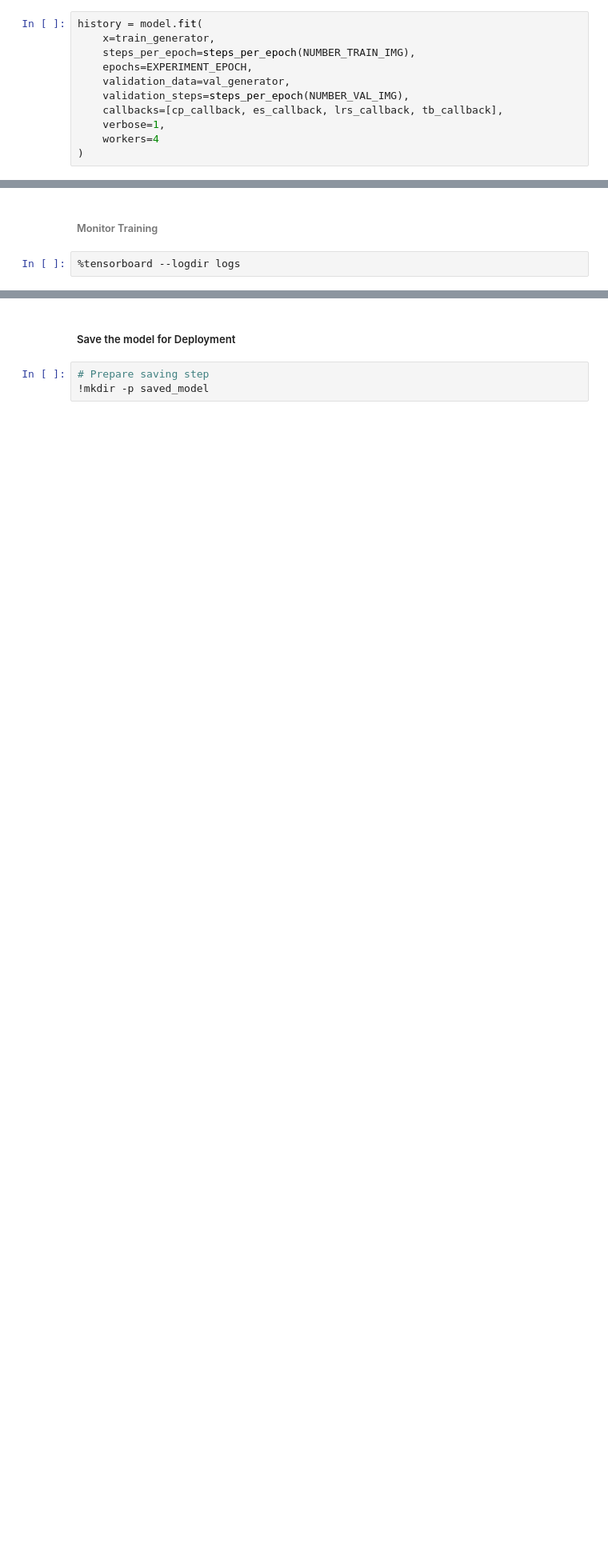
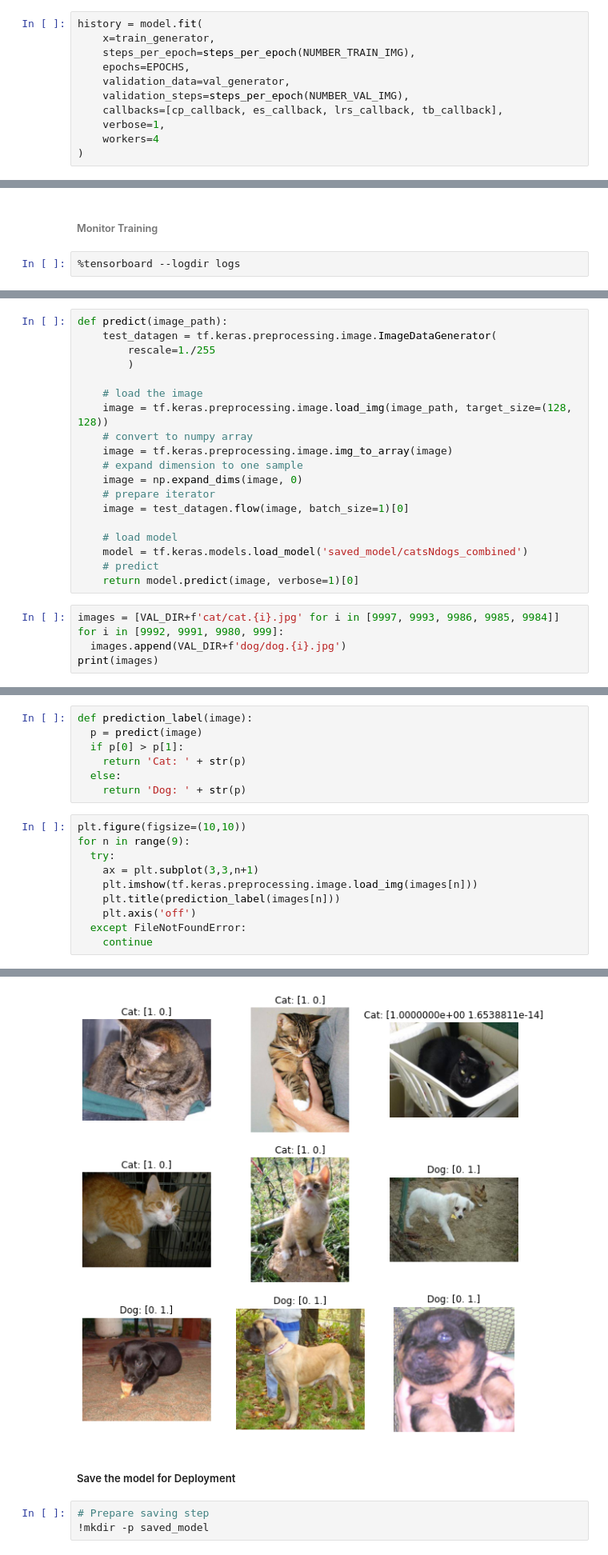
Before and after one commit to TB-DevAcc/DL---catsNdogs, a Jupyter notebook: DL_catsNdogs.ipynb, the cells around one changed output, grey strips where cells are left out. Shown at 80% size. Drawn from its saved outputs; the diff is of its cells as text; blank space fills up the shorter version.

```diff
--- a/DL_catsNdogs.ipynb
+++ b/DL_catsNdogs.ipynb
@@ -880,7 +928,7 @@ tb_callback = tf.keras.callbacks.TensorBoard(logdir, histogram_freq=1)
 history = model.fit(
     x=train_generator,
     steps_per_epoch=steps_per_epoch(NUMBER_TRAIN_IMG),
-    epochs=EXPERIMENT_EPOCH,
+    epochs=EPOCHS,
     validation_data=val_generator,
     validation_steps=steps_per_epoch(NUMBER_VAL_IMG),
     callbacks=[cp_callback, es_callback, lrs_callback, tb_callback],
@@ -897,0 +962,24 @@ Epoch 00001: saving model to /content/drive/My Drive/CoderSchool/DL - Week 7/tra
+# %%
+def predict(image_path):
+    test_datagen = tf.keras.preprocessing.image.ImageDataGenerator(
+        rescale=1./255
+        )
+
+    # load the image
+    image = tf.keras.preprocessing.image.load_img(image_path, target_size=(128, 128))
+    # convert to numpy array
+    image = tf.keras.preprocessing.image.img_to_array(image)
+    # expand dimension to one sample
+    image = np.expand_dims(image, 0)
+    # prepare iterator
+    image = test_datagen.flow(image, batch_size=1)[0]
+
+    # load model
+    model = tf.keras.models.load_model('saved_model/catsNdogs_combined')
+    # predict
+    return model.predict(image, verbose=1)[0]
+# %%
+images = [VAL_DIR+f'cat/cat.{i}.jpg' for i in [9997, 9993, 9986, 9985, 9984]]
+for i in [9992, 9991, 9980, 999]:
+  images.append(VAL_DIR+f'dog/dog.{i}.jpg')
+print(images)
@@ -897,0 +988,18 @@ Epoch 00001: saving model to /content/drive/My Drive/CoderSchool/DL - Week 7/tra
+# %%
+def prediction_label(image):
+  p = predict(image)
+  if p[0] > p[1]:
+    return 'Cat: ' + str(p)
+  else:
+    return 'Dog: ' + str(p)
+# %%
+plt.figure(figsize=(10,10))
+for n in range(9):
+  try:
+    ax = plt.subplot(3,3,n+1)
+    plt.imshow(tf.keras.preprocessing.image.load_img(images[n]))
+    plt.title(prediction_label(images[n]))
+    plt.axis('off')
+  except FileNotFoundError:
+    continue
+# %% [output]
@@ -898,3 +1015,4 @@ Epoch 00001: saving model to /content/drive/My Drive/CoderSchool/DL - Week 7/tra
+[figure, added]
 # %% [markdown]
 ##### Save the model for Deployment
 # %%
```
Also changed, not shown: parts of 14 cells of this notebook.
